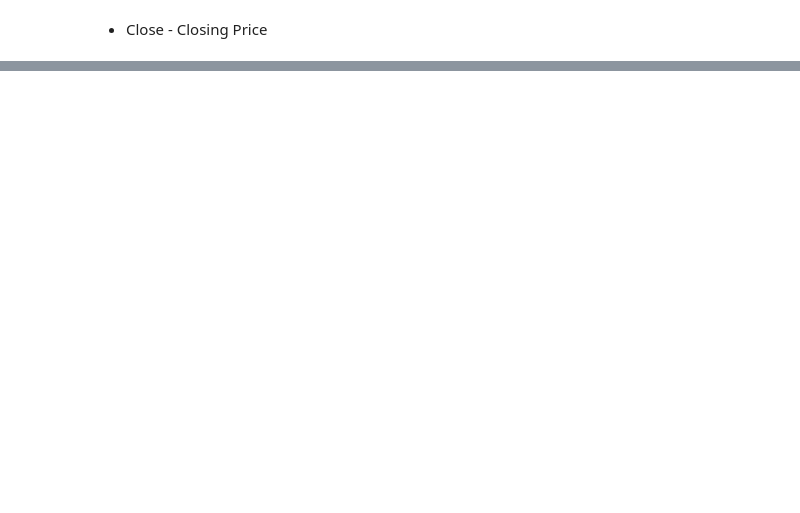
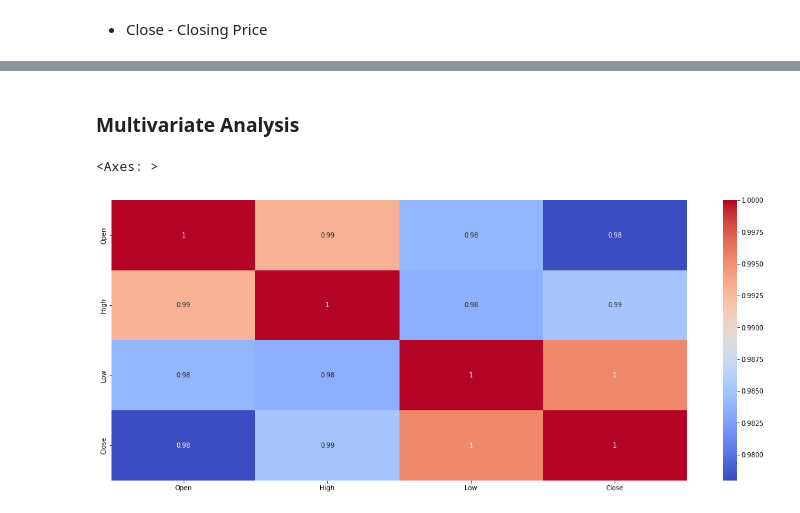
Before and after one commit to Shyam-S-Mishra/Shyam-S-Mishra-Supervised_ML_Capstone_Project_Regression, a Jupyter notebook: Shyam_Shubham_Mishra_Supervised_ML_Capstone_Project_Regression.ipynb, the cells around one changed output, grey strips where cells are left out. Saved outputs shown, nothing was run; the diff lists cells and outputs as text; code cells hidden in the pictures; blank space fills up the shorter version.

```diff
--- a/Shyam_Shubham_Mishra_Supervised_ML_Capstone_Project_Regression.ipynb
+++ b/Shyam_Shubham_Mishra_Supervised_ML_Capstone_Project_Regression.ipynb
@@ -170,0 +252,12 @@ dtype: int64
+# %% [markdown]
+>
+### Multivariate Analysis
+# %%
+# Creating a heat map to visualise the corelation betwwen all the features
+
+plt.figure(figsize=(20,8))
+correlation = dataset.corr()
+sns.heatmap(abs(correlation), annot=True, cmap='coolwarm')
+# %% [output]
+<Axes: >
+[figure, added]
```
Also changed, not shown: parts of 13 cells of this notebook.
